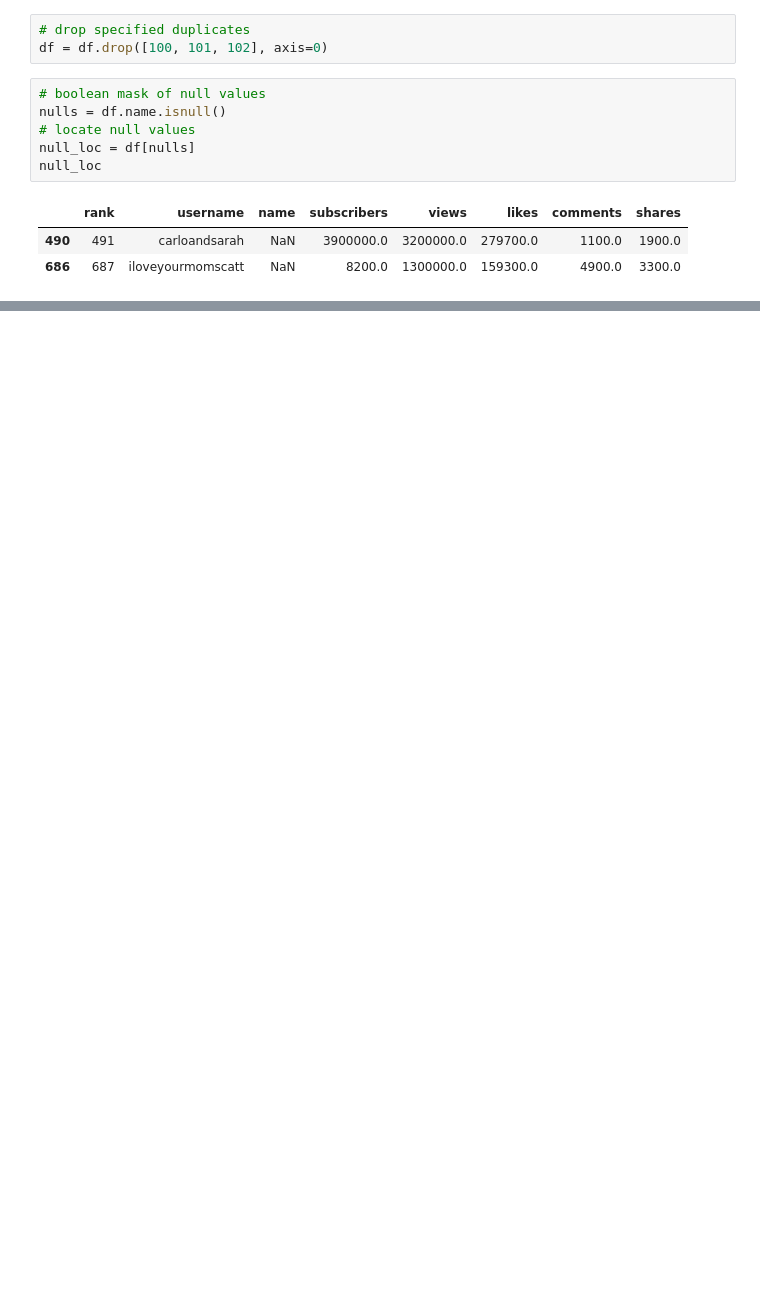
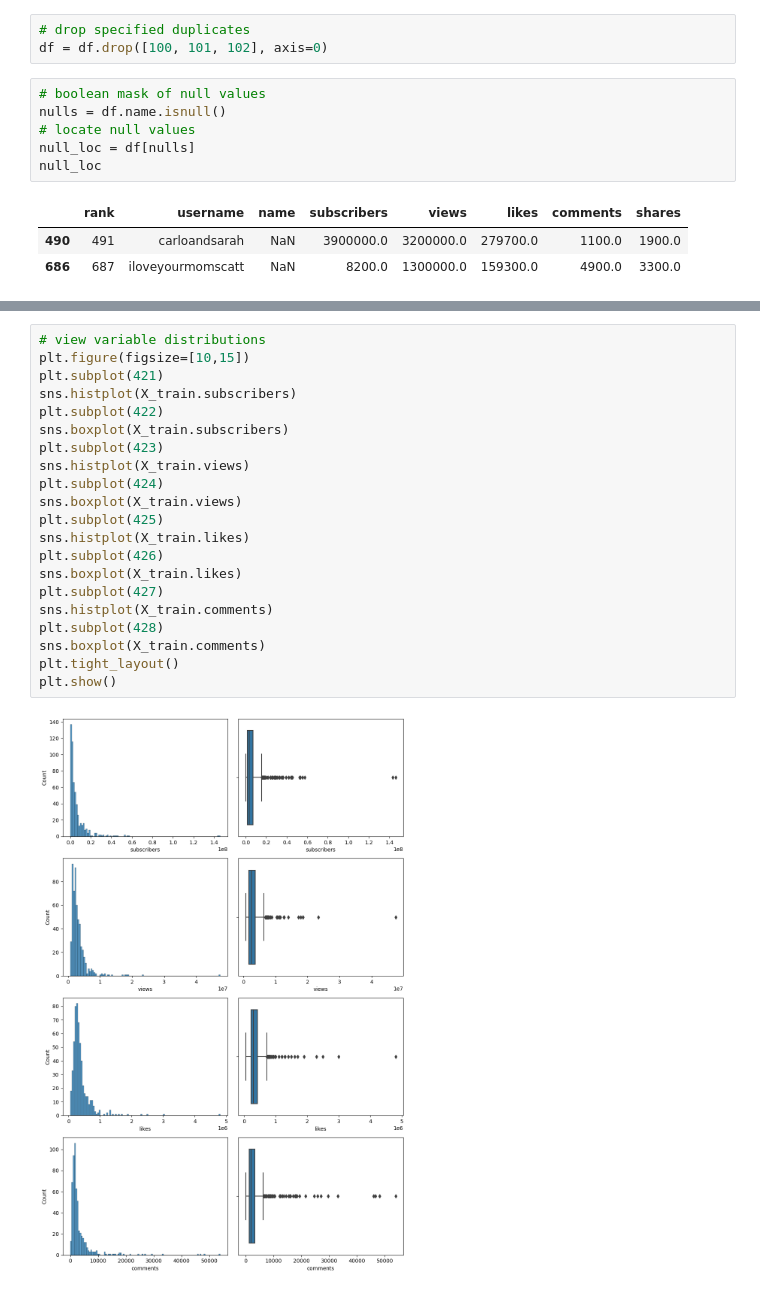
Before and after one commit to adriananuncio/individual_project, a Jupyter notebook: work.ipynb, the cells around one changed output, grey strips where cells are left out. Saved outputs shown, nothing was run; the diff lists cells and outputs as text; blank space fills up the shorter version.

```diff
--- a/work.ipynb
+++ b/work.ipynb
@@ -231,0 +268,23 @@ null_loc
+# %%
+# view variable distributions
+plt.figure(figsize=[10,15])
+plt.subplot(421)
+sns.histplot(X_train.subscribers)
+plt.subplot(422)
+sns.boxplot(X_train.subscribers)
+plt.subplot(423)
+sns.histplot(X_train.views)
+plt.subplot(424)
+sns.boxplot(X_train.views)
+plt.subplot(425)
+sns.histplot(X_train.likes)
+plt.subplot(426)
+sns.boxplot(X_train.likes)
+plt.subplot(427)
+sns.histplot(X_train.comments)
+plt.subplot(428)
+sns.boxplot(X_train.comments)
+plt.tight_layout()
+plt.show()
+# %% [output]
+[figure, added]
```
Also changed, not shown: parts of 14 cells of this notebook, 1 other file.
